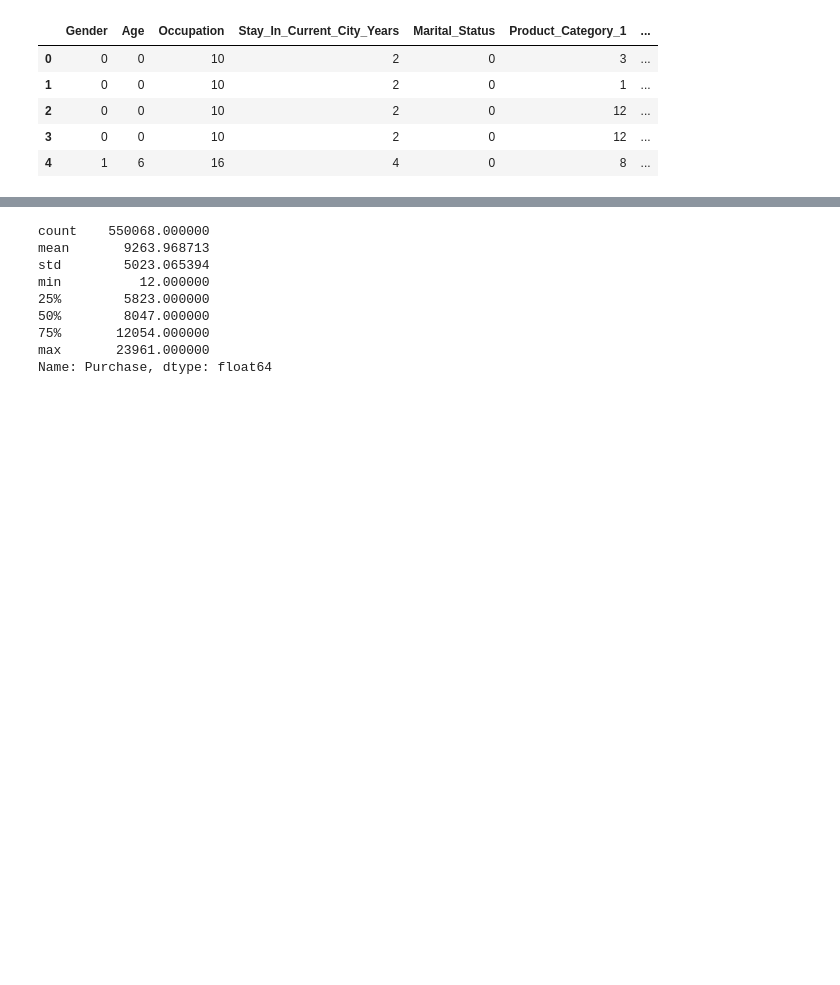
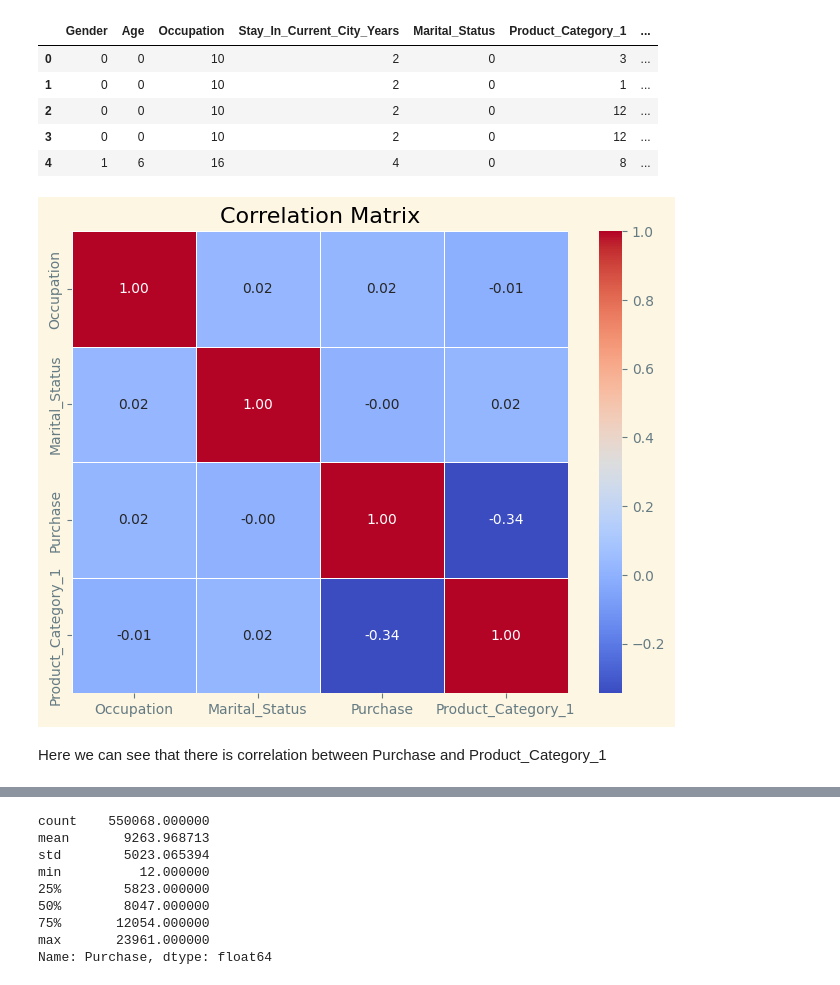
Before and after one commit to Kosta-Dimitrov/Black-Friday-Data-Analysis, a Jupyter notebook: black-friday-v2.ipynb, the cells around one changed output, grey strips where cells are left out. Saved outputs shown, nothing was run; the diff lists cells and outputs as text; code cells hidden in the pictures; blank space fills up the shorter version.

Commit message:
Added correlation matrix

```diff
--- a/black-friday-v2.ipynb
+++ b/black-friday-v2.ipynb
@@ -406,6 +406,19 @@ df.head()
 | 2 | 0 | 0 | 10 | 2 | 0 | 12 | ... |
 | 3 | 0 | 0 | 10 | 2 | 0 | 12 | ... |
 | 4 | 1 | 6 | 16 | 4 | 0 | 8 | ... |
+# %%
+correlation_matrix = df[['Occupation', 'Marital_Status', 'Purchase', 'Product_Category_1']].corr()
+
+plt.figure(figsize=(8, 6))
+
+sns.heatmap(correlation_matrix, annot=True, cmap='coolwarm', fmt=".2f", linewidths=.5)
+
+plt.title('Correlation Matrix')
+plt.show()
+# %% [output]
+[figure, added]
+# %% [markdown]
+Here we can see that there is correlation between Purchase and Product_Category_1
 # %%
 df['Purchase'].plot.hist()
 # %% [output]
```
Also changed, not shown: parts of 35 cells of this notebook.
